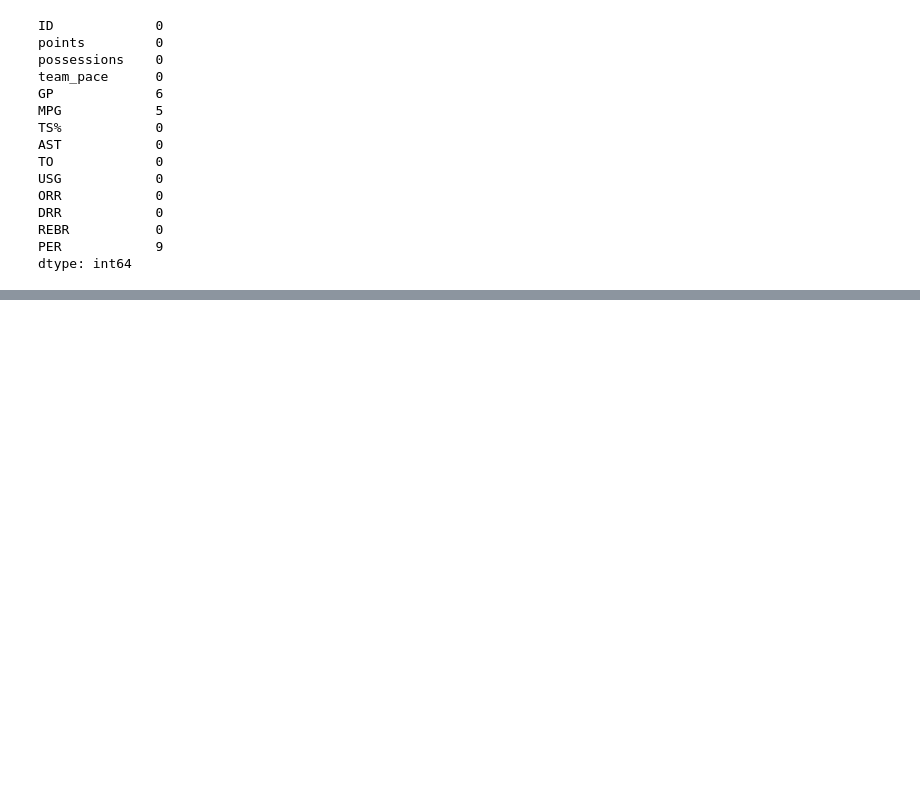
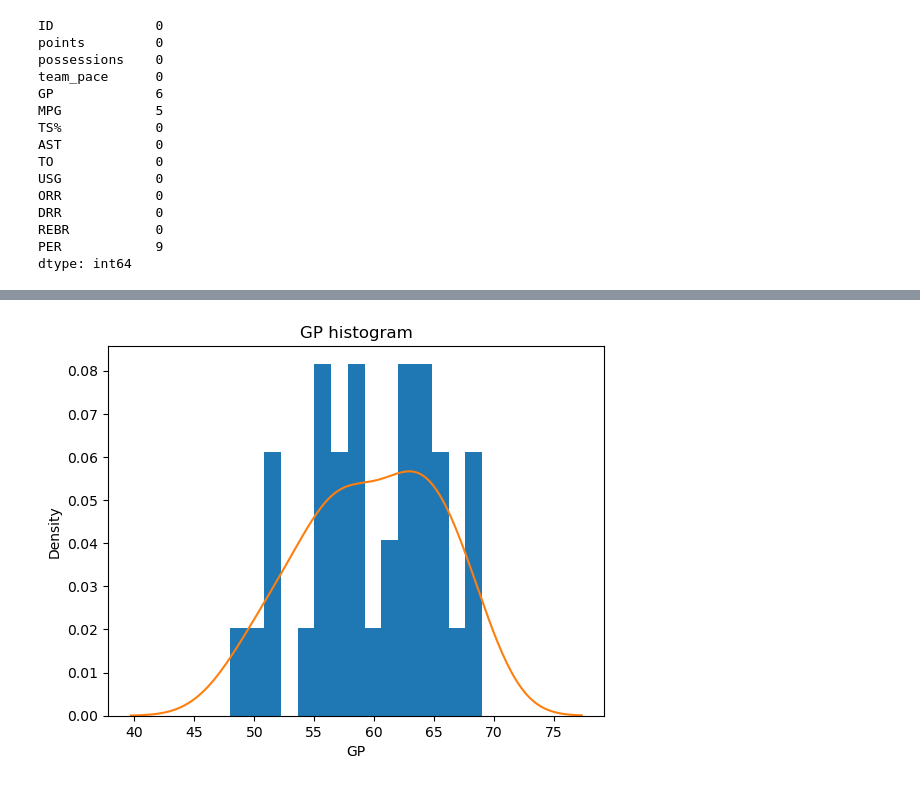
Before and after one commit to esp32cam/SPACE-JAM-DataScienceProject-, a Jupyter notebook: Lab.ipynb, the cells around one changed output, grey strips where cells are left out. Drawn from its saved outputs; the diff is of its cells as text; code cells hidden in the pictures; blank space fills up the shorter version.

```diff
--- a/Lab.ipynb
+++ b/Lab.ipynb
@@ -302,2 +302,7 @@ plt.hist(player_df['GP'], density=True, bins=30);
 # %%
 # Plot the KDE for 'GP' over the probability-density histogram.
+plt.hist(player_df['GP'], density=True, bins=15)
+plt.title('GP histogram')
+sns.kdeplot(player_df['GP']);
+# %% [output]
+[figure, added]
```
Also changed, not shown: parts of 6 cells of this notebook.
